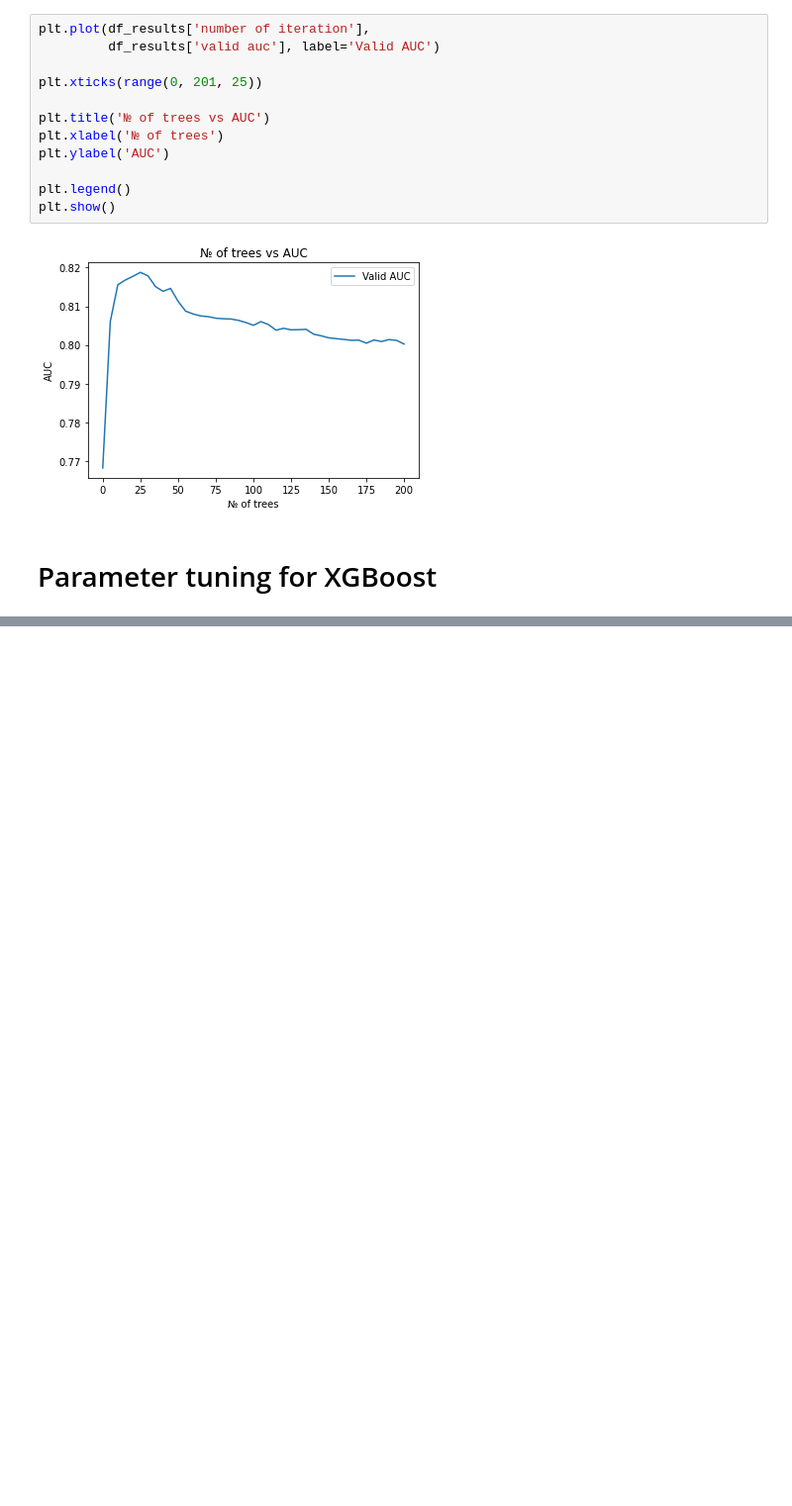
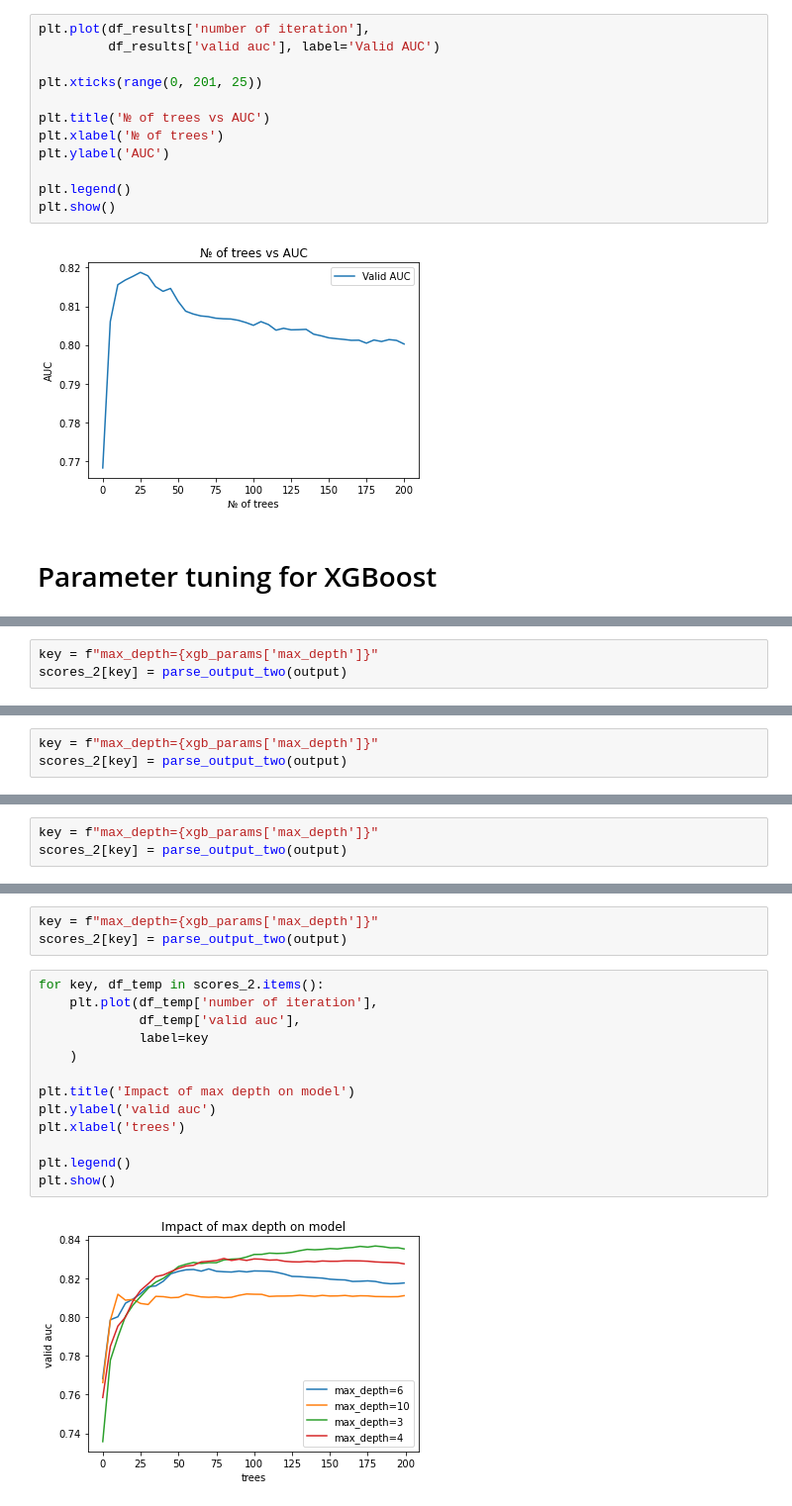
Before and after one commit to SleeplessChallenger/ML_ZoomCamp_code, a Jupyter notebook: 5.DecisionTree_EnsembleLearning/predictions.ipynb, the cells around one changed output, grey strips where cells are left out. Shown at 99% size. Drawn from its saved outputs; the diff is of its cells as text; blank space fills up the shorter version.

```diff
--- a/5.DecisionTree_EnsembleLearning/predictions.ipynb
+++ b/5.DecisionTree_EnsembleLearning/predictions.ipynb
@@ -945,0 +1185,3 @@ plt.show()
+# %%
+key = f"max_depth={xgb_params['max_depth']}"
+scores_2[key] = parse_output_two(output)
@@ -945,0 +1218,3 @@ plt.show()
+# %%
+key = f"max_depth={xgb_params['max_depth']}"
+scores_2[key] = parse_output_two(output)
@@ -945,0 +1238,3 @@ plt.show()
+# %%
+key = f"max_depth={xgb_params['max_depth']}"
+scores_2[key] = parse_output_two(output)
@@ -945,0 +1258,18 @@ plt.show()
+# %%
+key = f"max_depth={xgb_params['max_depth']}"
+scores_2[key] = parse_output_two(output)
+# %%
+for key, df_temp in scores_2.items():
+    plt.plot(df_temp['number of iteration'],
+             df_temp['valid auc'],
+             label=key
+    )
+
+plt.title('Impact of max depth on model')
+plt.ylabel('valid auc')
+plt.xlabel('trees')
+
+plt.legend()
+plt.show()
+# %% [output]
+[figure, added]
```
Also changed, not shown: parts of 68 cells of this notebook.
